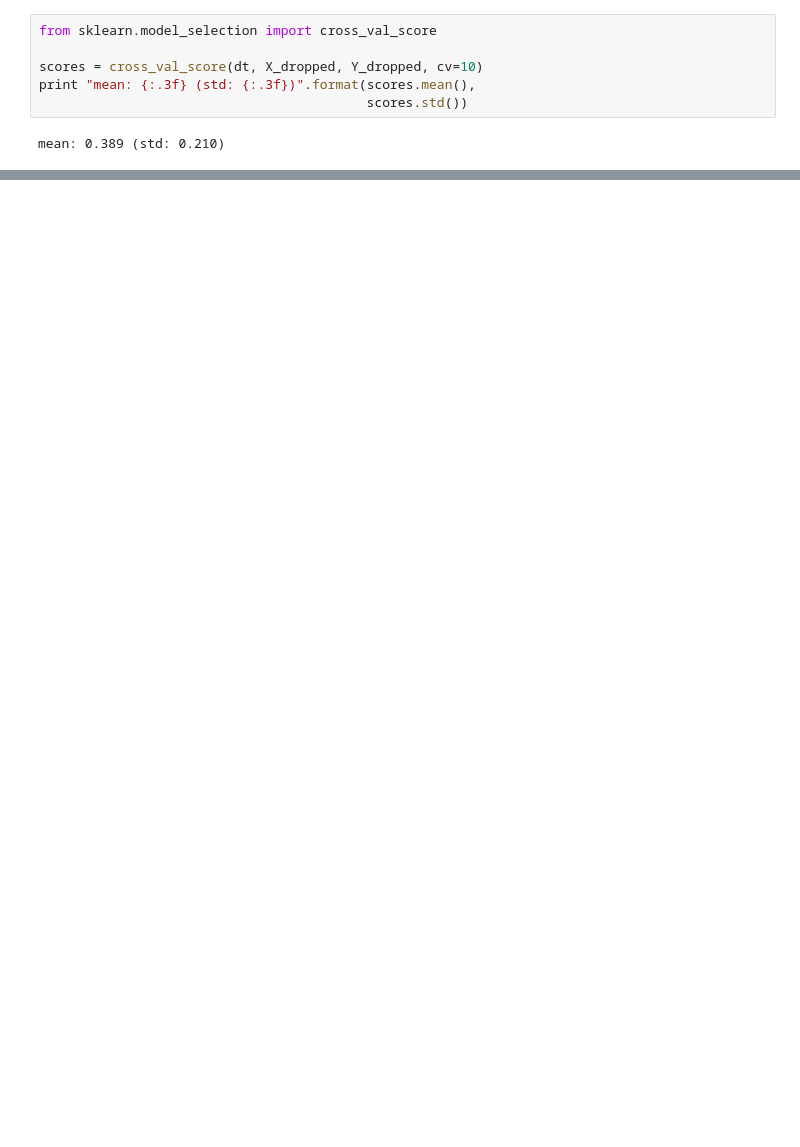
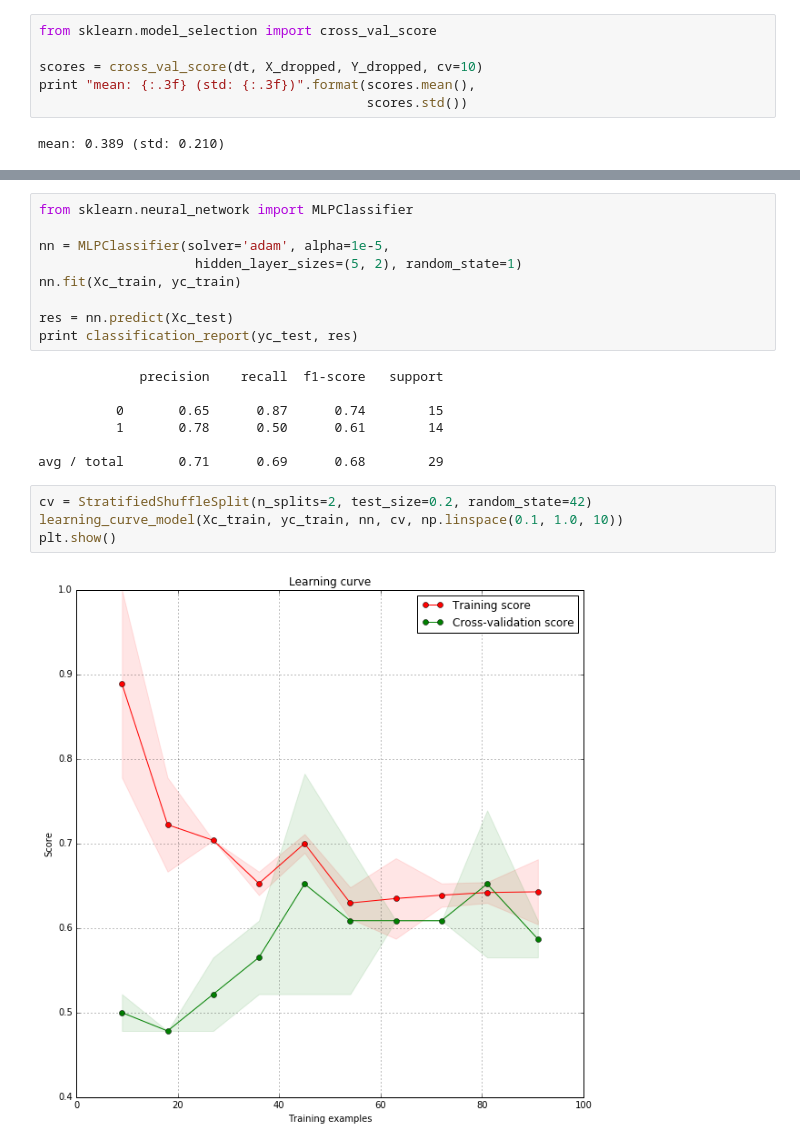
Before and after one commit to coffman21/d, a Jupyter notebook: d.ipynb, the cells around one changed output, grey strips where cells are left out. Drawn from its saved outputs; the diff is of its cells as text; blank space fills up the shorter version.

```diff
--- a/d.ipynb
+++ b/d.ipynb
@@ -306,0 +282,22 @@ NameError: name 'rf2' is not defined
+# %%
+from sklearn.neural_network import MLPClassifier
+
+nn = MLPClassifier(solver='adam', alpha=1e-5,
+                    hidden_layer_sizes=(5, 2), random_state=1)
+nn.fit(Xc_train, yc_train)
+
+res = nn.predict(Xc_test)
+print classification_report(yc_test, res)
+# %% [output]
+             precision    recall  f1-score   support
+
+          0       0.65      0.87      0.74        15
+          1       0.78      0.50      0.61        14
+
+avg / total       0.71      0.69      0.68        29
+# %%
+cv = StratifiedShuffleSplit(n_splits=2, test_size=0.2, random_state=42)
+learning_curve_model(Xc_train, yc_train, nn, cv, np.linspace(0.1, 1.0, 10))
+plt.show()
+# %% [output]
+[figure, added]
```
Also changed, not shown: parts of 5 cells of this notebook, 1 other file.
